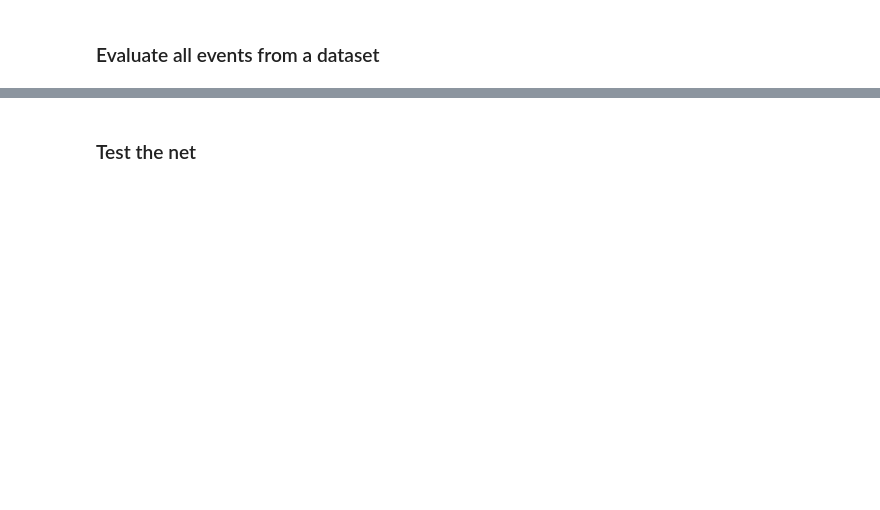
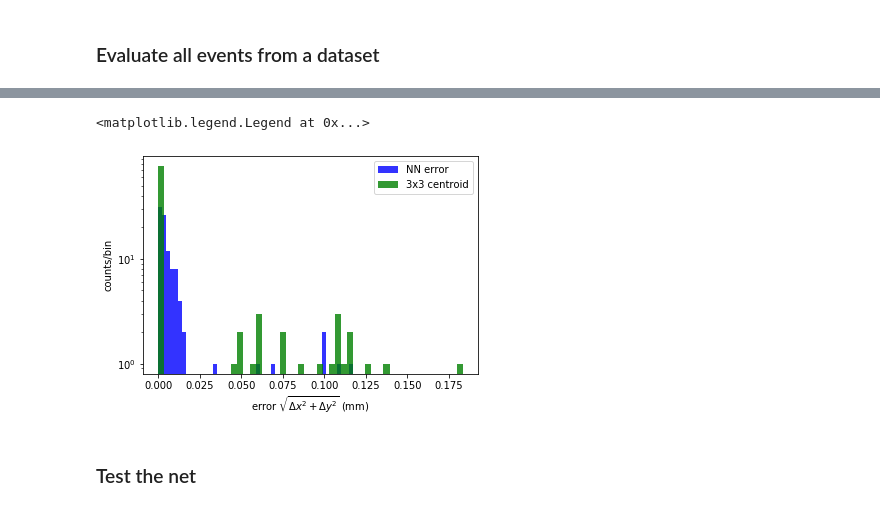
Before and after one commit to jerenner/emsim, a Jupyter notebook: emsim.ipynb, the cells around one changed output, grey strips where cells are left out. Saved outputs shown, nothing was run; the diff lists cells and outputs as text; code cells hidden in the pictures; blank space fills up the shorter version.

```diff
--- a/emsim.ipynb
+++ b/emsim.ipynb
@@ -137,17 +137,17 @@ def compute_key_quantities(evt_arr,pixel_size,threshold=40):
 
     # moments for 3x3 region about maximum
     max_3x3 = evt_arr[max(arg_max[0]-1,0):min(arg_max[0]+2,evt_arr.shape[0]),max(arg_max[1]-1,0):min(arg_max[1]+2,evt_arr.shape[1])]
-    coords_pixels_3x3 = [coords_pixels_all[0][max(arg_max[0]-2,0):min(arg_max[0]+3,evt_arr.shape[0]),max(arg_max[1]-2,0):min(arg_max[1]+3,evt_arr.shape[1])],
-                         coords_pixels_all[1][max(arg_max[0]-2,0):min(arg_max[0]+3,evt_arr.shape[0]),max(arg_max[1]-2,0):min(arg_max[1]+3,evt_arr.shape[1])]]
+    coords_pixels_3x3 = [coords_pixels_all[0][max(arg_max[0]-1,0):min(arg_max[0]+2,evt_arr.shape[0]),max(arg_max[1]-1,0):min(arg_max[1]+2,evt_arr.shape[1])],
+                         coords_pixels_all[1][max(arg_max[0]-1,0):min(arg_max[0]+2,evt_arr.shape[0]),max(arg_max[1]-1,0):min(arg_max[1]+2,evt_arr.shape[1])]]
     args_3x3 = np.argwhere(max_3x3 > 0)
     args_3x3_above_threshold = np.argwhere(max_3x3 > threshold)
     xc_3x3, yc_3x3 = compute_moments(max_3x3,args_3x3,1,pixel_size,coords_pixels_3x3)
     xc_3x3_above_threshold, yc_3x3_above_threshold = compute_moments(max_3x3,args_3x3_above_threshold,1,pixel_size,coords_pixels_3x3)
 
-    xc_3x3 = xc_3x3 + xmax
-    yc_3x3 = yc_3x3 + ymax
-    xc_3x3_above_threshold = xc_3x3_above_threshold + xmax
-    yc_3x3_above_threshold = yc_3x3_above_threshold + ymax
+    xc_3x3 = xc_3x3
+    yc_3x3 = yc_3x3
+    xc_3x3_above_threshold = xc_3x3_above_threshold
+    yc_3x3_above_threshold = yc_3x3_above_threshold
 
     # moments for 5x5 region about maximum
     max_5x5 = evt_arr[max(arg_max[0]-2,0):min(arg_max[0]+3,evt_arr.shape[0]),max(arg_max[1]-2,0):min(arg_max[1]+3,evt_arr.shape[1])]
@@ -158,10 +158,10 @@ def compute_key_quantities(evt_arr,pixel_size,threshold=40):
     xc_5x5, yc_5x5 = compute_moments(max_5x5,args_5x5,1,pixel_size,coords_pixels_5x5)
     xc_5x5_above_threshold, yc_5x5_above_threshold = compute_moments(max_5x5,args_5x5_above_threshold,1,pixel_size,coords_pixels_5x5)
 
-    xc_5x5 = xc_5x5 + xmax
-    yc_5x5 = yc_5x5 + ymax
-    xc_5x5_above_threshold = xc_5x5_above_threshold + xmax
-    yc_5x5_above_threshold = yc_5x5_above_threshold + ymax
+    xc_5x5 = xc_5x5
+    yc_5x5 = yc_5x5
+    xc_5x5_above_threshold = xc_5x5_above_threshold
+    yc_5x5_above_threshold = yc_5x5_above_threshold
 
     return [n_above_threshold, sum_above_threshold, max_dist_above_threshold,
             xmax, ymax,
@@ -188,7 +188,7 @@ def construct_evt_dataframe(dset,pixel_size,threshold=40):
 
         [n_above_threshold, sum_above_threshold, max_dist_above_threshold,
             xmax, ymax,
-            m1x, m1y, m2x, m2y,
+            m1x_above_threshold, m1y_above_threshold, m2x_above_threshold, m2y_above_threshold,
             xc_3x3, yc_3x3, xc_3x3_above_threshold, yc_3x3_above_threshold,
             xc_5x5, yc_5x5, xc_5x5_above_threshold, yc_5x5_above_threshold] = compute_key_quantities(evt_arr,pixel_size)
 
@@ -197,10 +197,10 @@ def construct_evt_dataframe(dset,pixel_size,threshold=40):
         l_max_dist_above_threshold.append(max_dist_above_threshold)
         l_xmax.append(xmax)
         l_ymax.append(ymax)
-        l_m1_x_above_threshold.append(m1x)
-        l_m1_y_above_threshold.append(m1y)
-        l_m2_x_above_threshold.append(m2x)
-        l_m2_y_above_threshold.append(m2y)
+        l_m1_x_above_threshold.append(m1x_above_threshold)
+        l_m1_y_above_threshold.append(m1y_above_threshold)
+        l_m2_x_above_threshold.append(m2x_above_threshold)
+        l_m2_y_above_threshold.append(m2y_above_threshold)
         l_xc_3x3.append(xc_3x3)
         l_yc_3x3.append(yc_3x3)
         l_xc_3x3_above_threshold.append(xc_3x3_above_threshold)
@@ -359,9 +343,9 @@ modeldir = '/home/jrenner/local/jerenner/emsim/models'
 lrate       = 1e-5   # Learning rate to use in the training.
 load_model  = True   # Load an existing model
 tr.augment  = False  # Enable/disable data augmentation
-epoch_start = 244      # Number of initial epoch
+epoch_start = 366      # Number of initial epoch
 epoch_end   = 2000    # Number of final epoch
-model_load_checkpoint = "{}/model_80cells_noise_100k_243.pt".format(modeldir)
+model_load_checkpoint = "{}/model_126cells_noise_100k_366.pt".format(modeldir)
 
 # Create the datasets.
 dataset_all   = tr.EMDataset("EM_4um_back_10M_300keV.pkl",noise_mean=0,noise_sigma=20,add_noise=True,add_shift=10)
@@ -578,0 +661,12 @@ df["error_r"] = (df.error_x**2 + df.error_y**2)**0.5
+# %%
+err_cut = 0.5
+sigma_cut = 0.1
+plt.hist(df[(df.error_r_NN < err_cut) & (df.sigma_r_NN < sigma_cut)].error_r_NN,alpha=0.8,bins=50,color='blue',label='NN error')
+plt.hist(df[(df.error_r_3x3 < err_cut) & (df.sigma_r_NN < sigma_cut)].error_r_3x3,alpha=0.8,bins=50,color='green',label='3x3 centroid')
+plt.xlabel("error $\sqrt{\Delta x^2 + \Delta y^2}$ (mm)")
+plt.ylabel("counts/bin")
+plt.yscale('log')
+plt.legend()
+# %% [output]
+<matplotlib.legend.Legend at 0x...>
+[figure, added]
```
Also changed, not shown: parts of 16 cells of this notebook, 42 other files.
